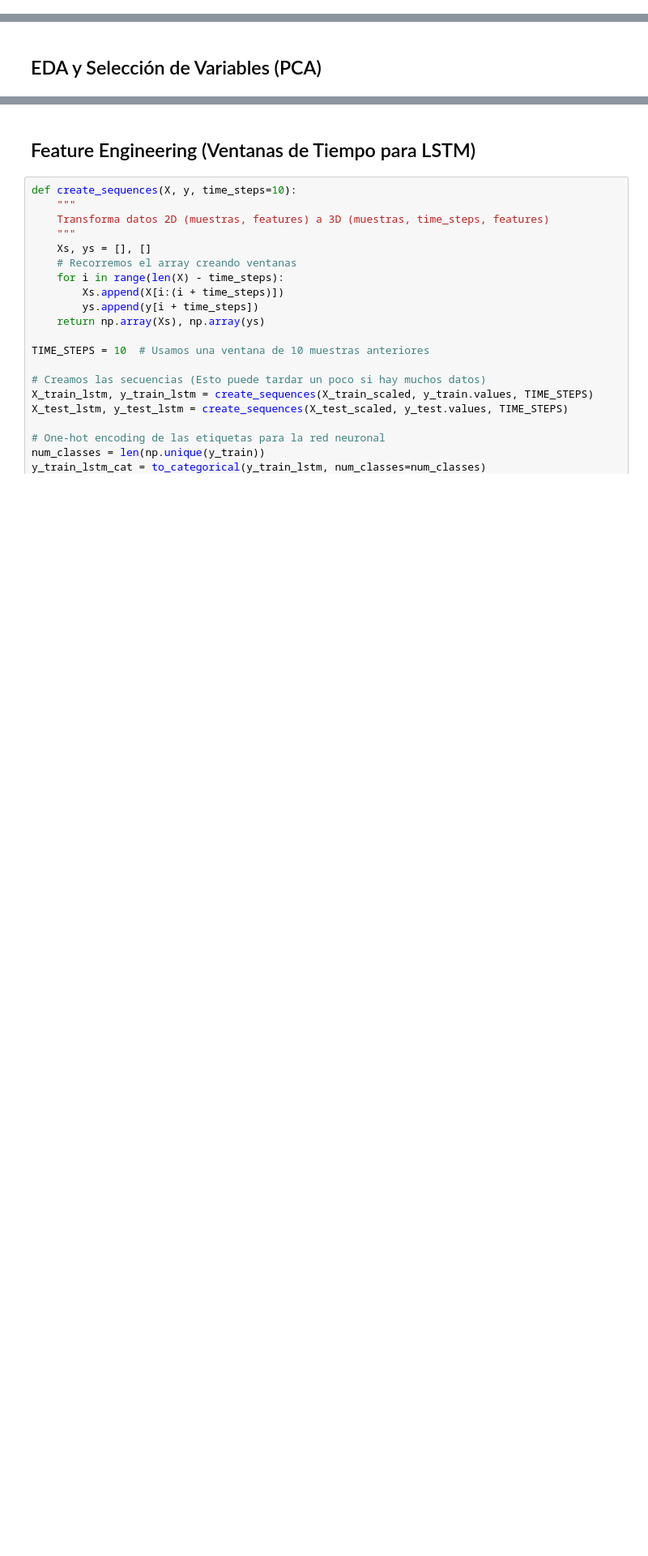
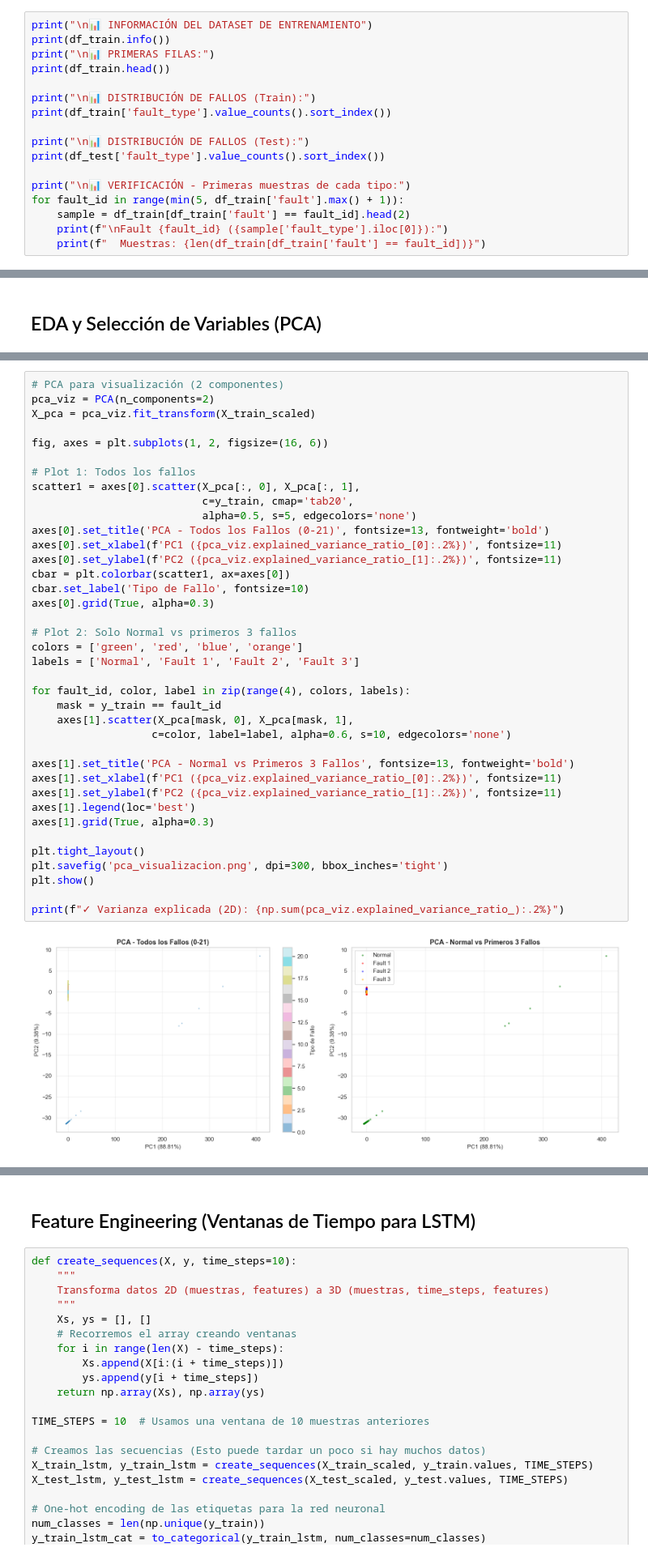
Before and after one commit to ZaloaFernandezSoto/ProyectoFinal_Grupo03, a Jupyter notebook: 1 PreparacionDatos/eda.ipynb, the cells around one changed output, grey strips where cells are left out. Shown at 81% size. Cells and saved outputs as stored; diff of their text form; blank space fills up the shorter version.

```diff
--- a/1 PreparacionDatos/eda.ipynb
+++ b/1 PreparacionDatos/eda.ipynb
@@ -114,0 +114,17 @@ Total Test: (21120, 54)
+# %%
+print("\n📊 INFORMACIÓN DEL DATASET DE ENTRENAMIENTO")
+print(df_train.info())
+print("\n📊 PRIMERAS FILAS:")
+print(df_train.head())
+
+print("\n📊 DISTRIBUCIÓN DE FALLOS (Train):")
+print(df_train['fault_type'].value_counts().sort_index())
+
+print("\n📊 DISTRIBUCIÓN DE FALLOS (Test):")
+print(df_test['fault_type'].value_counts().sort_index())
+
+print("\n📊 VERIFICACIÓN - Primeras muestras de cada tipo:")
+for fault_id in range(min(5, df_train['fault'].max() + 1)):
+    sample = df_train[df_train['fault'] == fault_id].head(2)
+    print(f"\nFault {fault_id} ({sample['fault_type'].iloc[0]}):")
+    print(f"  Muestras: {len(df_train[df_train['fault'] == fault_id])}")
@@ -167,0 +300,40 @@ Varianza explicada por 2 componentes: 0.98
+# %%
+# PCA para visualización (2 componentes)
+pca_viz = PCA(n_components=2)
+X_pca = pca_viz.fit_transform(X_train_scaled)
+
+fig, axes = plt.subplots(1, 2, figsize=(16, 6))
+
+# Plot 1: Todos los fallos
+scatter1 = axes[0].scatter(X_pca[:, 0], X_pca[:, 1],
+                           c=y_train, cmap='tab20',
+                           alpha=0.5, s=5, edgecolors='none')
+axes[0].set_title('PCA - Todos los Fallos (0-21)', fontsize=13, fontweight='bold')
+axes[0].set_xlabel(f'PC1 ({pca_viz.explained_variance_ratio_[0]:.2%})', fontsize=11)
+axes[0].set_ylabel(f'PC2 ({pca_viz.explained_variance_ratio_[1]:.2%})', fontsize=11)
+cbar = plt.colorbar(scatter1, ax=axes[0])
+cbar.set_label('Tipo de Fallo', fontsize=10)
+axes[0].grid(True, alpha=0.3)
+
+# Plot 2: Solo Normal vs primeros 3 fallos
+colors = ['green', 'red', 'blue', 'orange']
+labels = ['Normal', 'Fault 1', 'Fault 2', 'Fault 3']
+
+for fault_id, color, label in zip(range(4), colors, labels):
+    mask = y_train == fault_id
+    axes[1].scatter(X_pca[mask, 0], X_pca[mask, 1],
+                   c=color, label=label, alpha=0.6, s=10, edgecolors='none')
+
+axes[1].set_title('PCA - Normal vs Primeros 3 Fallos', fontsize=13, fontweight='bold')
+axes[1].set_xlabel(f'PC1 ({pca_viz.explained_variance_ratio_[0]:.2%})', fontsize=11)
+axes[1].set_ylabel(f'PC2 ({pca_viz.explained_variance_ratio_[1]:.2%})', fontsize=11)
+axes[1].legend(loc='best')
+axes[1].grid(True, alpha=0.3)
+
+plt.tight_layout()
+plt.savefig('pca_visualizacion.png', dpi=300, bbox_inches='tight')
+plt.show()
+
+print(f"✓ Varianza explicada (2D): {np.sum(pca_viz.explained_variance_ratio_):.2%}")
+# %% [output]
+[figure, added]
```
Also changed, not shown: parts of 14 cells of this notebook, 52 other files.
